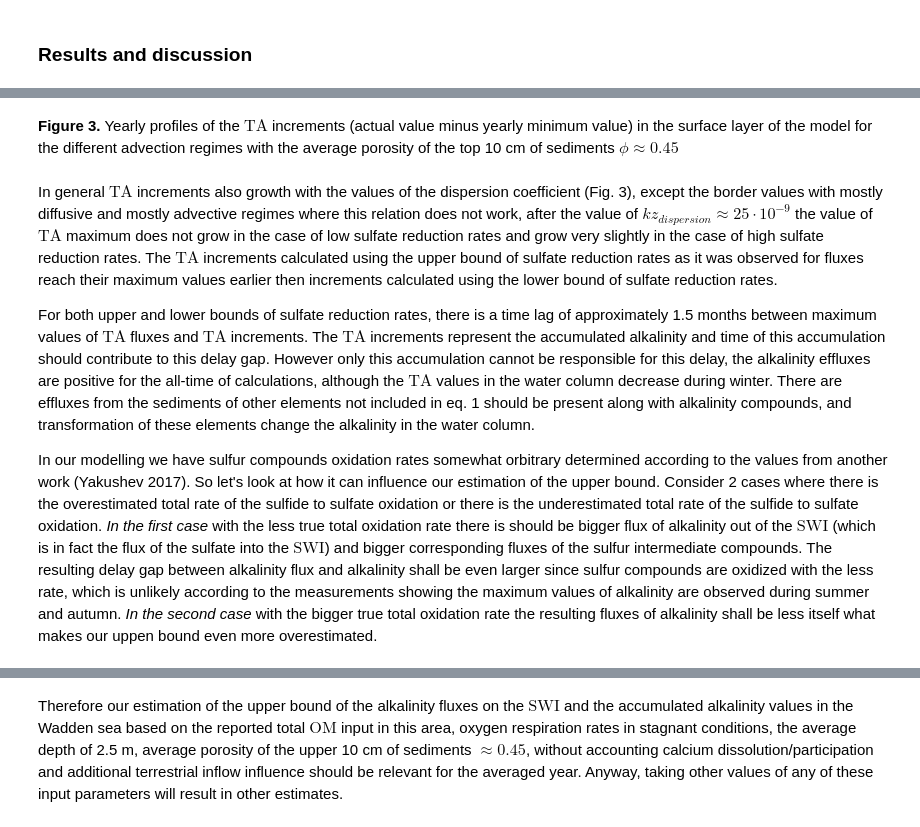
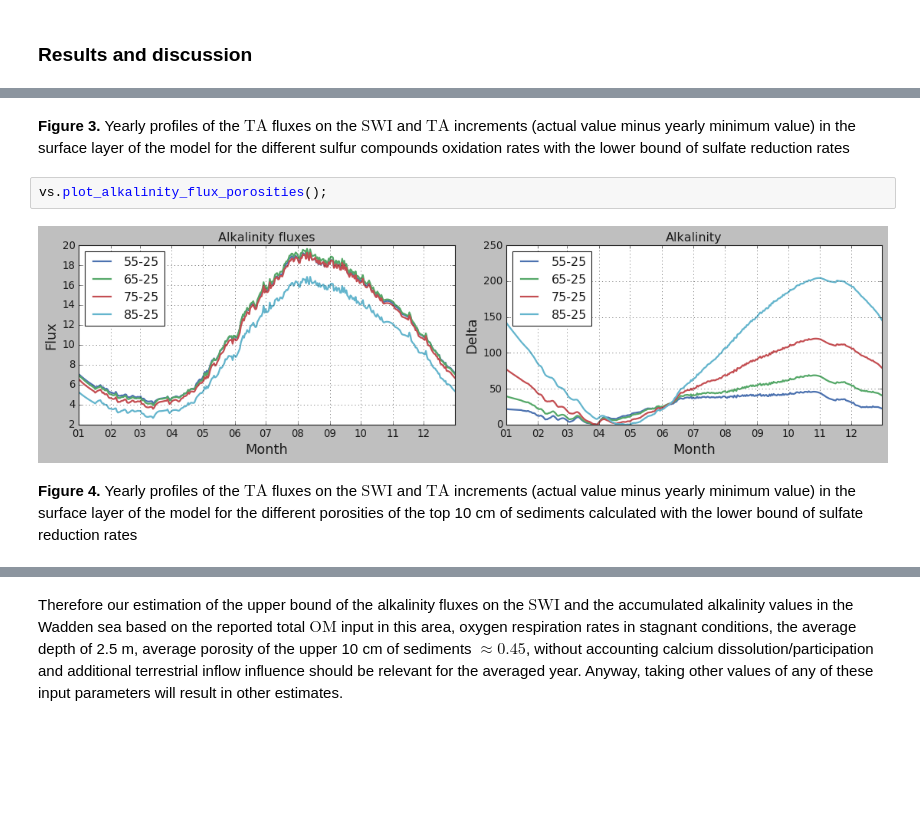
Before and after one commit to limash/Alkalinity_in_the_Wadden_Sea, a Jupyter notebook: Sedimentary_alkalinity_release_in_the_Wadden_Sea.ipynb, the cells around one changed output, grey strips where cells are left out. Cells and saved outputs as stored; diff of their text form; blank space fills up the shorter version.

```diff
--- a/Sedimentary_alkalinity_release_in_the_Wadden_Sea.ipynb
+++ b/Sedimentary_alkalinity_release_in_the_Wadden_Sea.ipynb
@@ -258,17 +269,8 @@ vs.plot_alkalinity_low(); vs.plot_alkalinity_high()
+# %% [markdown]
+**Figure 3.** Yearly profiles of the $\textrm{TA}$ fluxes on the $\textrm{SWI}$ and $\textrm{TA}$ increments (actual value minus yearly minimum value) in the surface layer of the model for the different sulfur compounds oxidation rates with the lower bound of sulfate reduction rates
+# %%
+vs.plot_alkalinity_flux_porosities();
+# %% [output]
+[figure, added]
 # %% [markdown]
-**Figure 3.** Yearly profiles of the $\textrm{TA}$ increments (actual value minus yearly minimum value) in the surface layer of the model for the different advection regimes with the average porosity of the top 10 cm of sediments $\phi \approx 0.45$
+**Figure 4.** Yearly profiles of the $\textrm{TA}$ fluxes on the $\textrm{SWI}$ and $\textrm{TA}$ increments (actual value minus yearly minimum value) in the surface layer of the model for the different porosities of the top 10 cm of sediments calculated with the lower bound of sulfate reduction rates
-# %% [markdown]
-In general $\textrm{TA}$ increments also growth with the values of the dispersion coefficient (Fig. 3), except the border values with mostly diffusive and mostly advective regimes where this relation does not work, after the value of $kz_{dispersion} \approx 25 \cdot 10^{-9}$ the value of $\textrm{TA}$ maximum does not grow in the case of low sulfate reduction rates and grow very slightly in the case of high sulfate reduction rates.
-The $\textrm{TA}$ increments calculated using the upper bound of sulfate reduction rates as it was observed for fluxes reach their maximum values earlier then increments calculated using the lower bound of sulfate reduction rates.
-
-For both upper and lower bounds of sulfate reduction rates, there is a time lag of approximately 1.5 months between maximum values of $\textrm{TA}$ fluxes and $\textrm{TA}$ increments.
-The $\textrm{TA}$ increments represent the accumulated alkalinity and time of this accumulation should contribute to this delay gap.
-However only this accumulation cannot be responsible for this delay, the alkalinity effluxes are positive for the all-time of calculations, although the $\textrm{TA}$ values in the water column decrease during winter.
-There are effluxes from the sediments of other elements not included in eq. 1 should be present along with alkalinity compounds, and transformation of these elements change the alkalinity in the water column.
-
-In our modelling we have sulfur compounds oxidation rates somewhat orbitrary determined according to the values from another work (Yakushev 2017).
-So let's look at how it can influence our estimation of the upper bound.
-Consider 2 cases where there is the overestimated total rate of the sulfide to sulfate oxidation or there is the underestimated total rate of the sulfide to sulfate oxidation.
-*In the first case* with the less true total oxidation rate there is should be bigger flux of alkalinity out of the $\textrm{SWI}$ (which is in fact the flux of the sulfate into the $\textrm{SWI}$) and bigger corresponding fluxes of the sulfur intermediate compounds.
-The resulting delay gap between alkalinity flux and alkalinity shall be even larger since sulfur compounds are oxidized with the less rate, which is unlikely according to the measurements showing the maximum values of alkalinity are observed during summer and autumn.
-*In the second case* with the bigger true total oxidation rate the resulting fluxes of alkalinity shall be less itself what makes our uppen bound even more overestimated.
```
Also changed, not shown: parts of 9 cells of this notebook, 2 other files.
